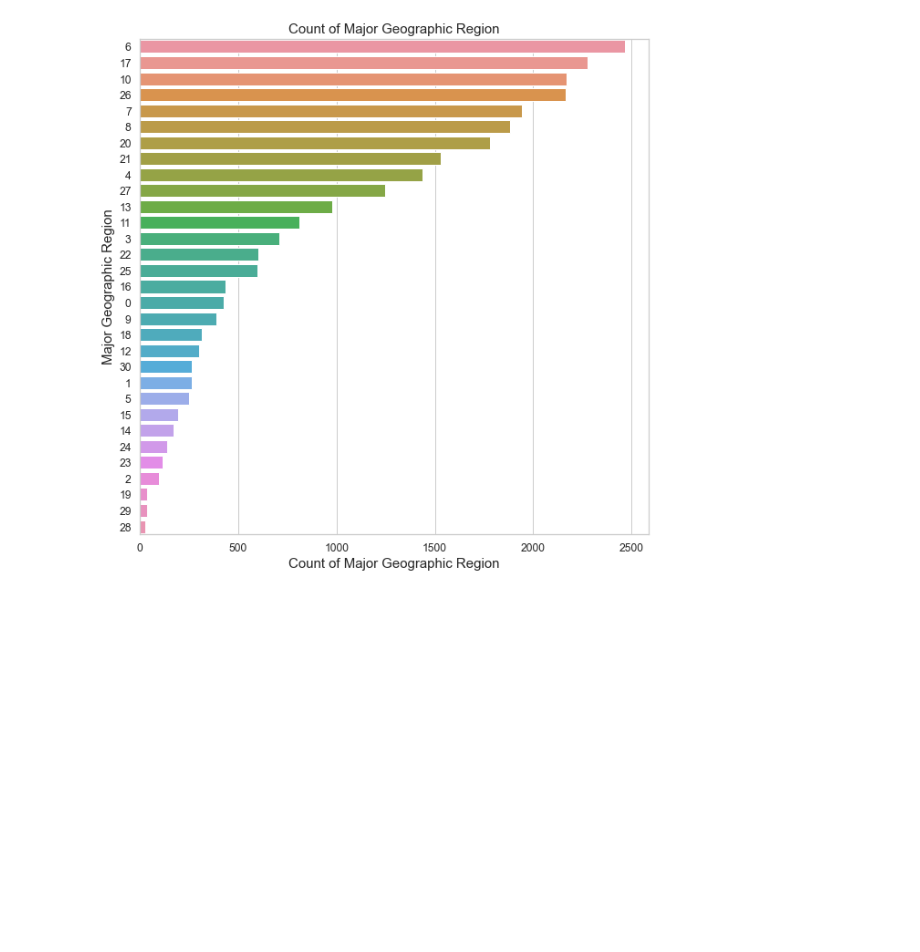
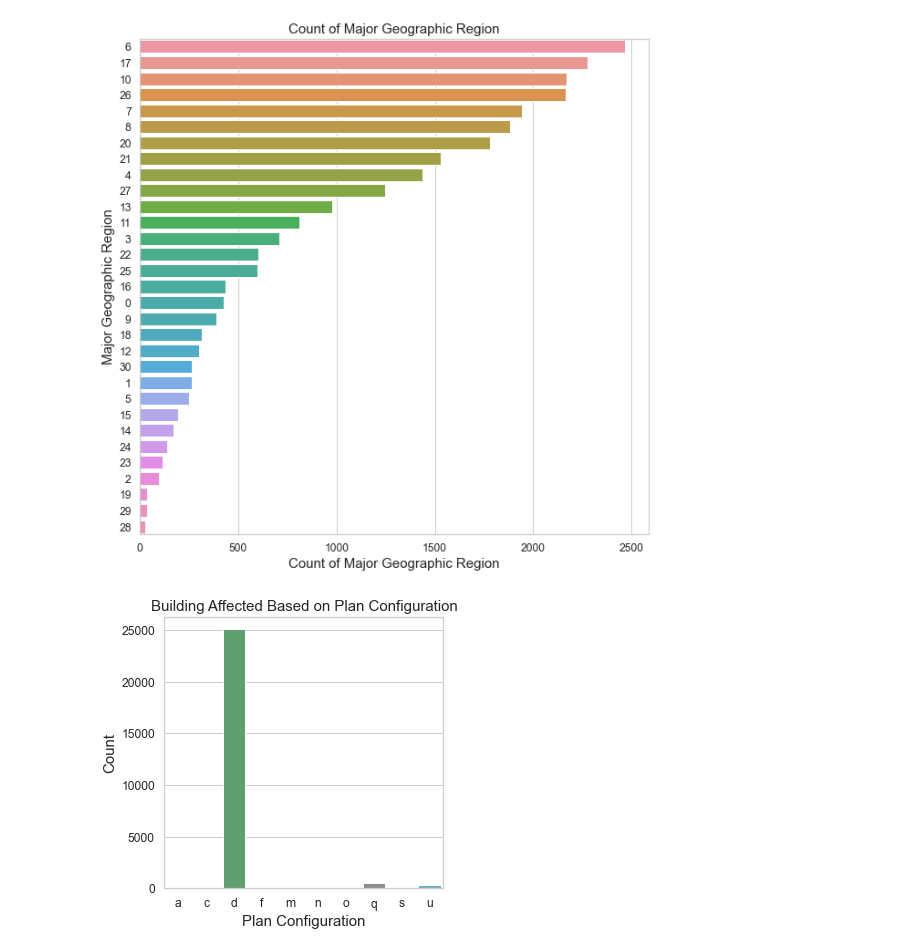
Before and after one commit to vleong1/modeling_earthquake_damage, a Jupyter notebook: EricCheng-EDA.ipynb, the cells around one changed output. Cells and saved outputs as stored; diff of their text form; code cells hidden in the pictures; blank space fills up the shorter version.

```diff
--- a/EricCheng-EDA.ipynb
+++ b/EricCheng-EDA.ipynb
@@ -262,3 +268,14 @@ plt.show()
 #
 # %% [output]
 [figure]
+# %%
+plt.figure (figsize=(5,5));
+sns.countplot(x='plan_configuration', data=combo10p, order=('a', 'c', 'd', 'f', 'm', 'n', 'o', 'q', 's', 'u'))
+#sns.countplot(x='plan_configuration', data=combo10p)
+
+plt.title('Building Affected Based on Plan Configuration', size=15)
+plt.xlabel('Plan Configuration', size=15)
+plt.ylabel('Count', size=15)
+plt.show()
+# %% [output]
+[figure, added]
```
Also changed, not shown: parts of 10 cells of this notebook, 8 other files.
